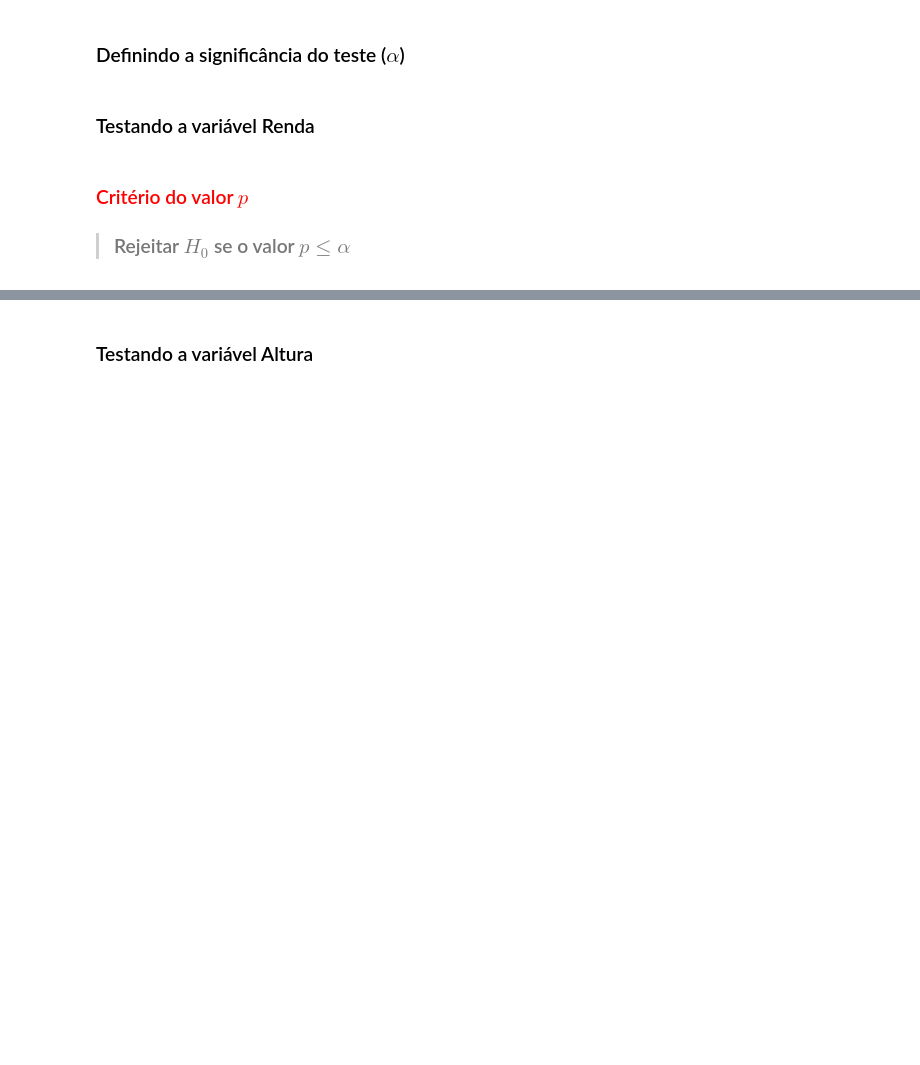
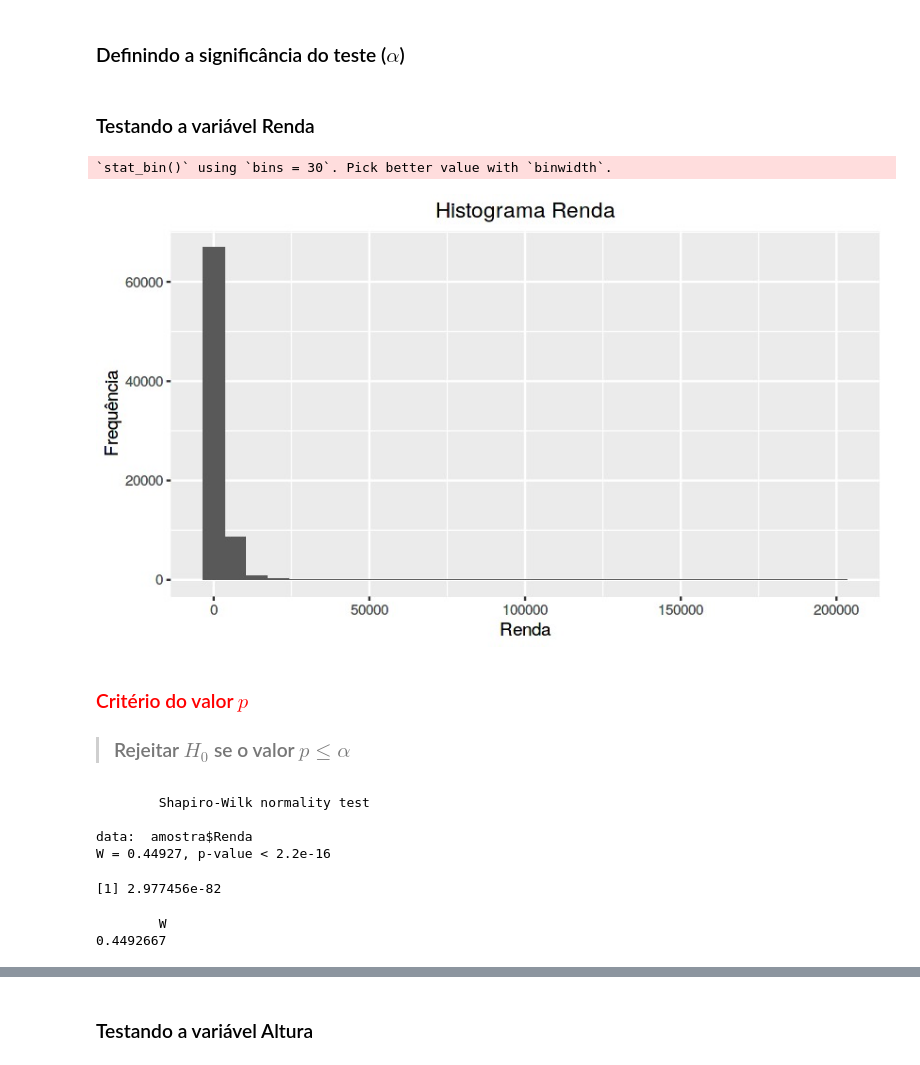
Before and after one commit to LjotaBR/Alura_Curso4, a Jupyter notebook: Curso_de_Estatística_Parte_3.ipynb, the cells around one changed output, grey strips where cells are left out. Cells and saved outputs as stored; diff of their text form; code cells hidden in the pictures; blank space fills up the shorter version.

```diff
--- a/Curso_de_Estatística_Parte_3.ipynb
+++ b/Curso_de_Estatística_Parte_3.ipynb
@@ -178,12 +175,15 @@ significancia <-
 # %% [markdown]
 ### Testando a variável Renda
 # %%
-ggplot(*, aes(x = *)) +
+ggplot(dados, aes(x = Renda)) +
     geom_histogram() +
     ylab("Frequência") +
     xlab("Renda") +
     ggtitle('Histograma Renda') +
     theme(plot.title=element_text(hjust = 0.5))
+# %% [output]
+`stat_bin()` using `bins = 30`. Pick better value with `binwidth`.
+[figure, added]
 # %% [markdown]
 ### <font color='red'>Critério do valor $p$</font>
 
@@ -191,8 +194,20 @@ ggplot(*, aes(x = *)) +
 # %%
-resultado <-
+resultado <- shapiro.test(amostra$Renda)
 resultado
+# %% [output]
+        Shapiro-Wilk normality test
+
+data:  amostra$Renda
+W = 0.44927, p-value < 2.2e-16
 # %%
-p_valor <-
+p_valor <- resultado$p.value
 p_valor
+# %% [output]
+[1] 2.977456e-82
+# %%
+resultado$statistic
+# %% [output]
+        W
+0.4492667
 # %%
 p_valor <= significancia
```
Also changed, not shown: parts of 10 cells of this notebook.
